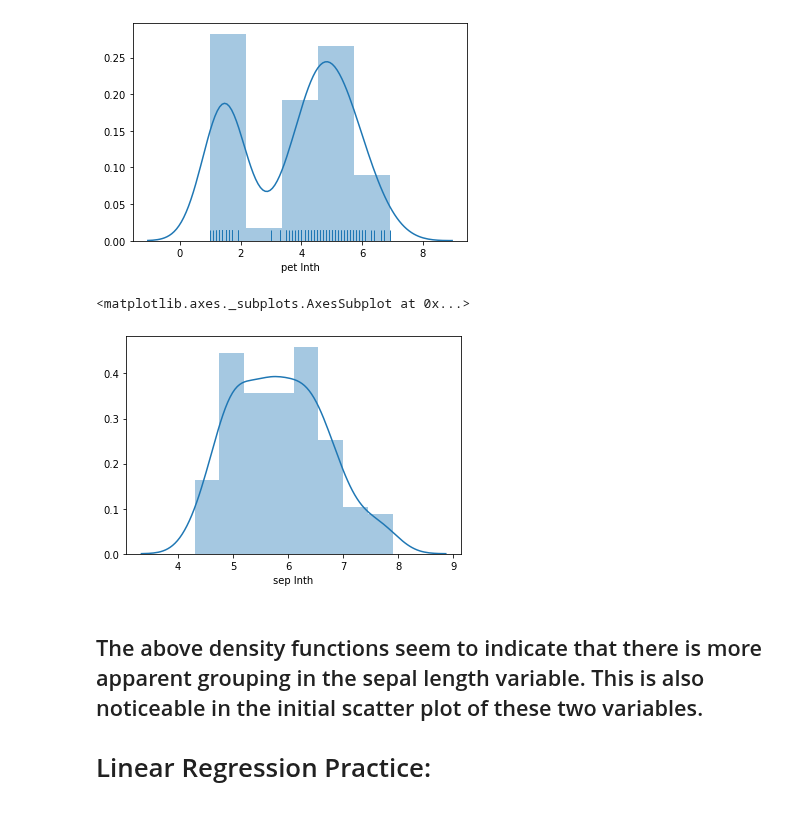
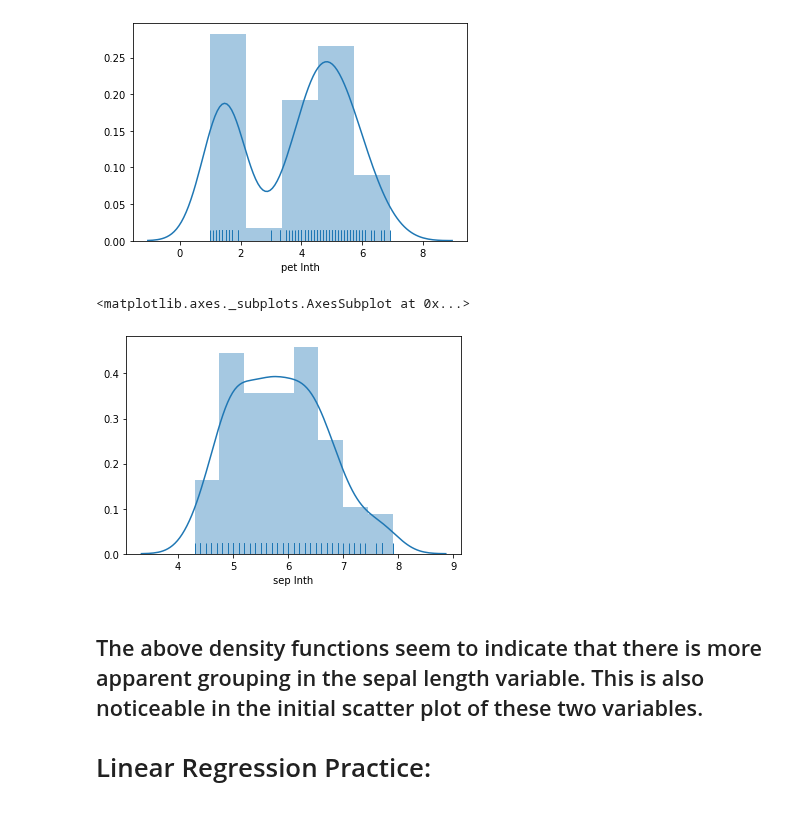
Before and after one commit to wcneill/ml-from-scratch, a Jupyter notebook: jupyter_practice/linear_regression_02.ipynb, the cells around one changed output. Drawn from its saved outputs; the diff is of its cells as text; code cells hidden in the pictures.

```diff
--- a/jupyter_practice/linear_regression_02.ipynb
+++ b/jupyter_practice/linear_regression_02.ipynb
@@ -72,10 +72,10 @@ sns.distplot(dataset['pet lnth'], rug=True) # A kernel density estimate (estimat
 <matplotlib.axes._subplots.AxesSubplot at 0x...>
 [figure]
 # %%
-sns.distplot(dataset['sep lnth'], rug=False)
+sns.distplot(dataset['sep lnth'], rug=True)
 # %% [output]
 <matplotlib.axes._subplots.AxesSubplot at 0x...>
-[figure, old version]
+[figure, new version]
 # %% [markdown]
 ## The above density functions seem to indicate that there is more apparent grouping in the sepal length variable. This is also noticeable in the initial scatter plot of these two variables.
 
```
Also changed, not shown: parts of 3 cells of this notebook, 1 other file.
